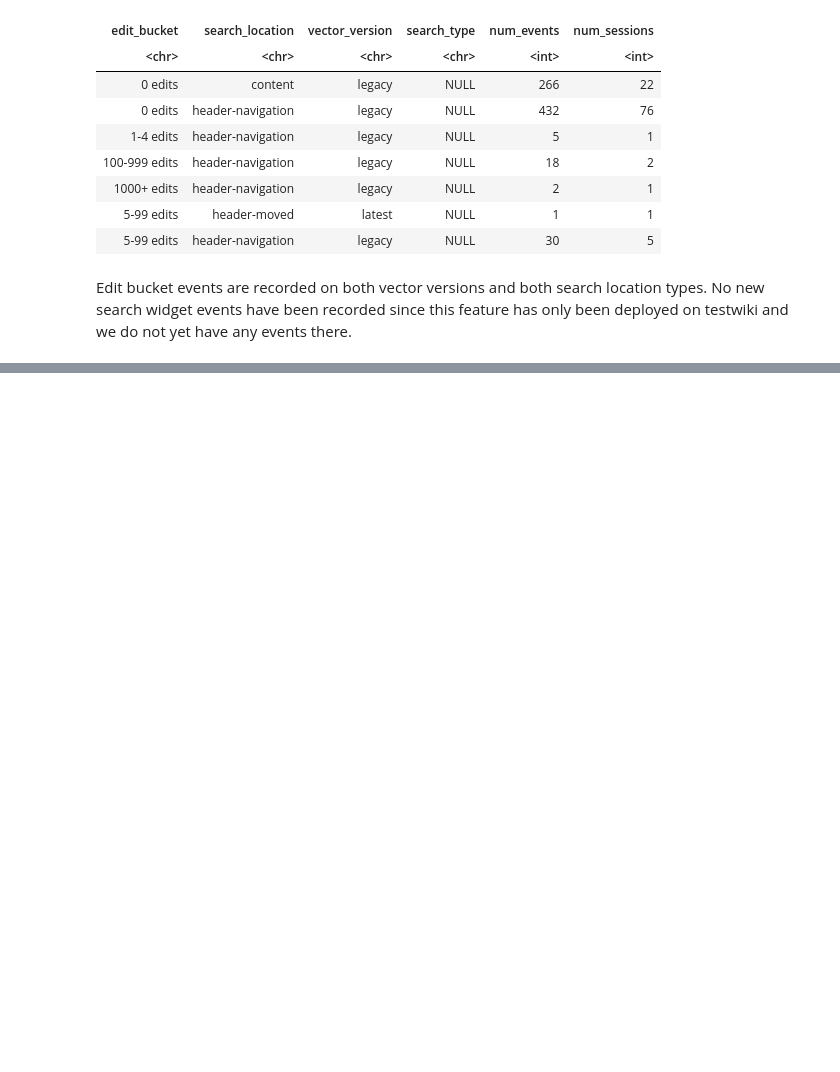
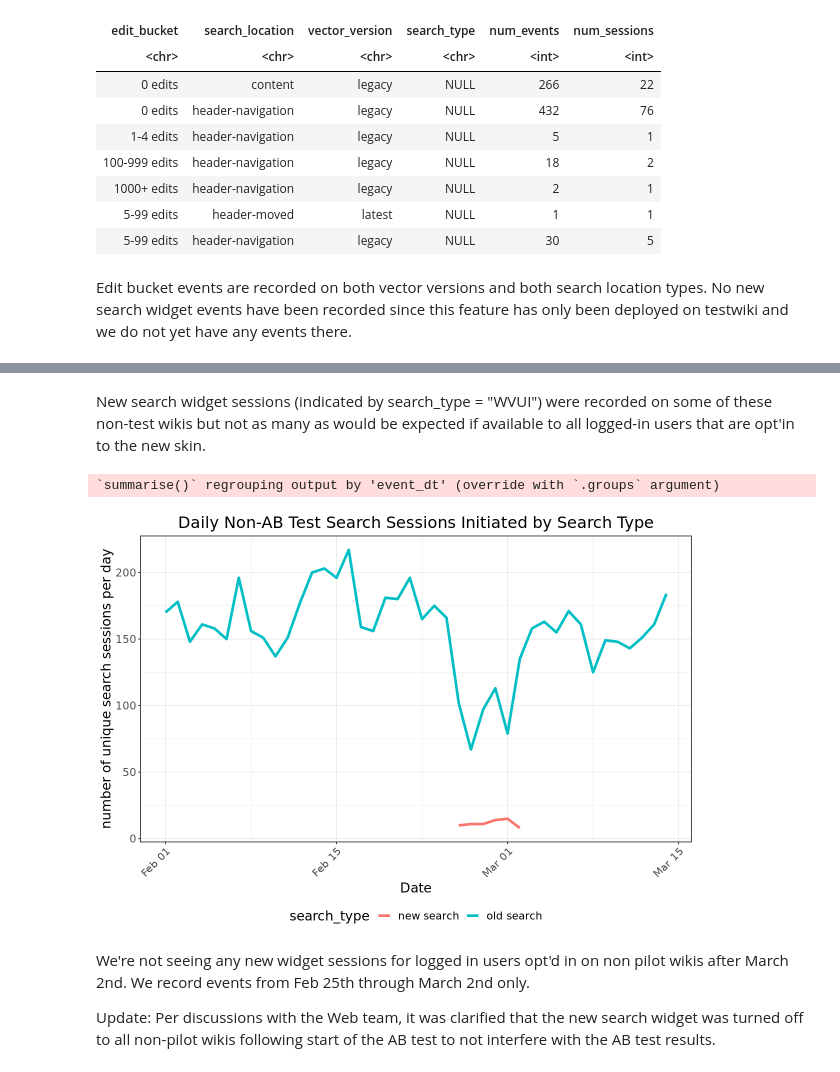
Before and after one commit to wikimedia-research/Desktop-Improvements-Search-Move-Analysis-2020, a Jupyter notebook: Post-deployment-data-QA/Post-deployment-data-QA.ipynb, the cells around one changed output, grey strips where cells are left out. Drawn from its saved outputs; the diff is of its cells as text; code cells hidden in the pictures; blank space fills up the shorter version.

```diff
--- a/Post-deployment-data-QA/Post-deployment-data-QA.ipynb
+++ b/Post-deployment-data-QA/Post-deployment-data-QA.ipynb
@@ -1183,0 +1404,37 @@ Edit bucket events are recorded on both vector versions and both search location
+# %% [markdown]
+New search widget sessions (indicated by search_type = "WVUI") were recorded on some of these non-test wikis but not as many as would be expected if available to all logged-in users that are opt'in to the new skin.
+# %%
+p <- search_widget_sessions_non_pilotwikis %>%
+    mutate(search_type = ifelse(search_type == 'NULL', "old search", "new search")) %>%
+# review search sessions initiated that meet AB bucketing criteria
+    filter(
+         event_dt < '2021-03-15' , #remove date with incomplete data
+        search_location %in% c('header-moved', 'header-navigation'),
+         is_anonymous == 'false',
+          source_type == 'autocomplete',
+          action_type == 'searchResultPage') %>%
+    group_by(event_dt, search_type) %>%
+    summarise(num_events = sum(events),
+             num_sessions = n_distinct(search_session))  %>%
+  ggplot(aes(x=event_dt, y = num_sessions, color = search_type)) +
+    geom_line(size = 1.5) +
+    labs(y = "number of unique search sessions per day",
+          x = "Date",
+         title = "Daily Non-AB Test Search Sessions Initiated by Search Type")  +
+     theme_bw() +
+    theme(
+        plot.title = element_text(hjust = 0.5),
+        text = element_text(size=16),
+        legend.position="bottom",
+        axis.text.x = element_text(angle=45, hjust=1))
+
+p
+
+ggsave("Figures/daily_search_sessions_by_type_nonAB.png", p, width = 16, height = 8, units = "in", dpi = 300)
+# %% [output]
+`summarise()` regrouping output by 'event_dt' (override with `.groups` argument)
+[figure, added]
+# %% [markdown]
+We're not seeing any new widget sessions for logged in users opt'd in on non pilot wikis after March 2nd. We record events from Feb 25th through March 2nd only.
+
+Update: Per discussions with the Web team, it was clarified that the new search widget was turned off to all non-pilot wikis following start of the AB test to not interfere with the AB test results.
```
Also changed, not shown: parts of 19 cells of this notebook.
